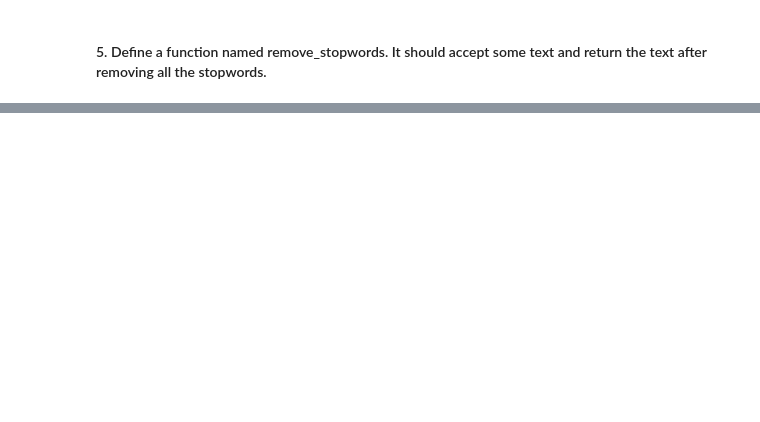
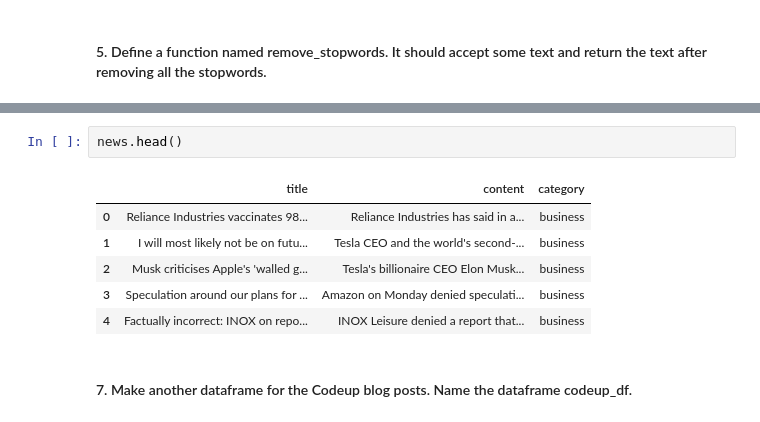
Before and after one commit to DesireeMcElroy/natural-language-processing-exercises, a Jupyter notebook: prepare_exercises.ipynb, the cells around one changed output, grey strips where cells are left out. Saved outputs shown, nothing was run; the diff lists cells and outputs as text; blank space fills up the shorter version.

```diff
--- a/prepare_exercises.ipynb
+++ b/prepare_exercises.ipynb
@@ -99,0 +145,11 @@ def lemmatize
+# %%
+news.head()
+# %% [output]
+|  | title | content | category |
+| 0 | Reliance Industries vaccinates 98... | Reliance Industries has said in a... | business |
+| 1 | I will most likely not be on futu... | Tesla CEO and the world's second-... | business |
+| 2 | Musk criticises Apple's 'walled g... | Tesla's billionaire CEO Elon Musk... | business |
+| 3 | Speculation around our plans for ... | Amazon on Monday denied speculati... | business |
+| 4 | Factually incorrect: INOX on repo... | INOX Leisure denied a report that... | business |
+# %% [markdown]
+#### 7. Make another dataframe for the Codeup blog posts. Name the dataframe codeup_df.
```
Also changed, not shown: parts of 24 cells of this notebook.
